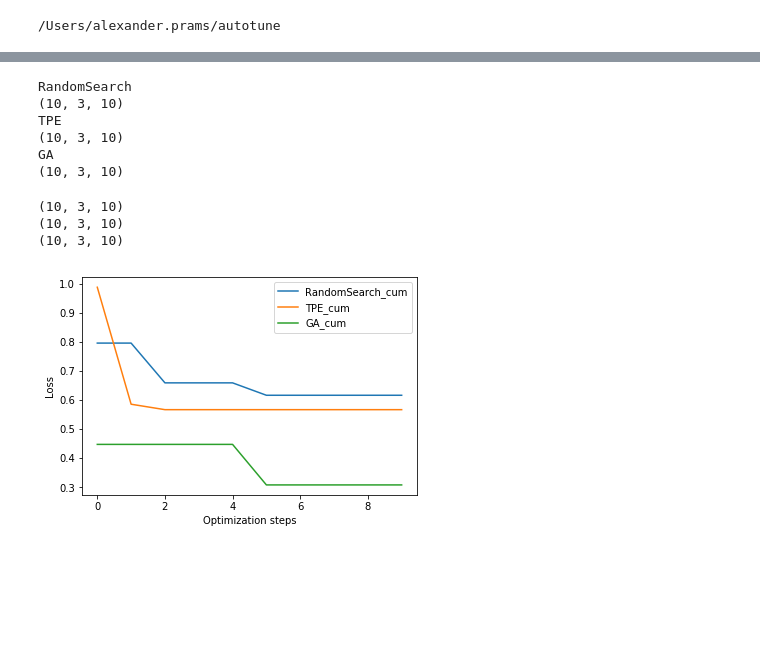
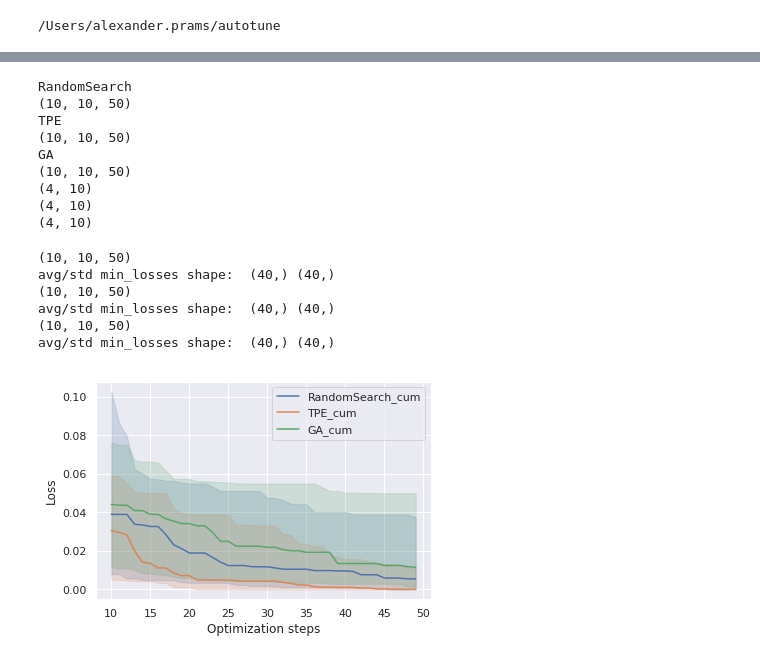
Before and after one commit to aprams/autotune, a Jupyter notebook: experiments/hpo_dataset_eval_analysis.ipynb, the cells around one changed output, grey strips where cells are left out. Drawn from its saved outputs; the diff is of its cells as text; code cells hidden in the pictures; blank space fills up the shorter version.

Commit message:
improved plots & added more docs

```diff
--- a/experiments/hpo_dataset_eval_analysis.ipynb
+++ b/experiments/hpo_dataset_eval_analysis.ipynb
@@ -6,7 +8,8 @@ import matplotlib.pyplot as plt
 import pickle
 import os
 import config
-
+import seaborn as sns
+sns.set()
 print(config.ROOT_FOLDER)
 # %% [output]
 /Users/alexander.prams/autotune
@@ -154,6 +208,16 @@ random_forest
 # %%
 ### Combined results
 def combined_results_to_numpy(combined_optimizer_results, result_idx=1):
+    """
+    Convert combined classifiers experiment results to numpy array
+    :param combined_optimizer_results: dict to convert to numpy with optimizers as keys
+    :param result_idx: result idx:
+    0 = tmp_opt.hyperparameter_set_per_timestep,
+    1 = tmp_opt.eval_fn_per_timestep,
+    2 = tmp_opt.cpu_time_per_opt_timestep,
+    3 = tmp_opt.wall_time_per_opt_timestep
+    :return: dict with optimizers as keys containing numpy arrays of [dataset_idx, rep_idx, timestep]
+    """
     np_results = {}
     for optimizer in combined_optimizer_results:
         print(optimizer)
@@ -168,37 +232,46 @@ combined_loss_per_time_step = combined_results_to_numpy(combined_optimizer_resul
 combined_min_max_normalized_loss_per_time_step = {}
 for o in list(combined_loss_per_time_step.keys()):
     tmp_loss = combined_loss_per_time_step[o]
-    min_loss = loss_ranges[c][:, 0][:, None, None]
-    max_loss = loss_ranges[c][:, 1][:, None, None]
+    print(np.array([loss_ranges[c][:, 0], loss_ranges[c][:, 0], loss_ranges[c][:, 0], loss_ranges[c][:, 0]]).shape)
+    min_losses = [loss_ranges[c][:, 0] for c in loss_ranges.keys()]
+    min_loss = np.min(min_losses, axis=0)[:, None, None]#loss_ranges[c][:, 0][:, None, None]
+    max_losses = [loss_ranges[c][:, 1] for c in loss_ranges.keys()]
+    max_loss = np.max(max_losses, axis=0)[:, None, None]#loss_ranges[c][:, 1][:, None, None]
     combined_min_max_normalized_loss_per_time_step[o] = (tmp_loss - min_loss) / (max_loss - min_loss)
 # %% [output]
 RandomSearch
-(10, 3, 10)
+(10, 10, 50)
 TPE
-(10, 3, 10)
+(10, 10, 50)
 GA
-(10, 3, 10)
+(10, 10, 50)
+(4, 10)
+(4, 10)
+(4, 10)
 # %%
-def plot_combined_results(np_results, dataset_idx=0, avg_datasets=False):
+def new_plot_combined_results(np_results, dataset_idx=0, avg_datasets=False,t_0=0):
+    plt.figure()
+    ax = plt.gca()
     for optimizer in np_results:
+        color = next(ax._get_lines.prop_cycler)['color']
         print(np_results[optimizer].shape)
-        if avg_datasets:
-            value_per_timestep = np.nanmean(np_results[optimizer], axis=(0, 1))
-        else:
-            value_per_timestep = np.nanmean(np_results[optimizer][dataset_idx], axis=(0))
+        avg_min_losses, std_min_losses, lower_min_losses, upper_min_losses = get_mean_std_min_losses_per_timestep(np_results[optimizer], avg_datasets=avg_datasets, t_0=t_0)
 
-        cumulative_min_data = [min(value_per_timestep[0:i+1]) for i in range(len(value_per_timestep))]
-        #print(value_per_timestep.shape)
-        plt.plot(cumulative_min_data, label=optimizer + "_cum")
-        #plt.plot(value_per_timestep, label=optimizer)
+        plt.plot(range(t_0, t_0 + len(lower_min_losses)), avg_min_losses, label=optimizer + "_cum", c=color)
+        plt.fill_between(x=range(t_0, t_0 + len(lower_min_losses)), y1=lower_min_losses,
+                         y2=upper_min_losses, alpha=0.2, color=color)
     plt.xlabel("Optimization steps")
     plt.ylabel("Loss")
+    #plt.yscale('log')
     plt.legend(loc='upper right')
     plt.show()
 
-plot_combined_results(combined_min_max_normalized_loss_per_time_step, avg_datasets=True)
+new_plot_combined_results(combined_min_max_normalized_loss_per_time_step, avg_datasets=True, t_0=10)
 # %% [output]
-(10, 3, 10)
-(10, 3, 10)
-(10, 3, 10)
+(10, 10, 50)
+avg/std min_losses shape:  (40,) (40,)
+(10, 10, 50)
+avg/std min_losses shape:  (40,) (40,)
+(10, 10, 50)
+avg/std min_losses shape:  (40,) (40,)
-[figure, old version]
+[figure, new version]
```
Also changed, not shown: parts of 12 cells of this notebook, 4 other files.
